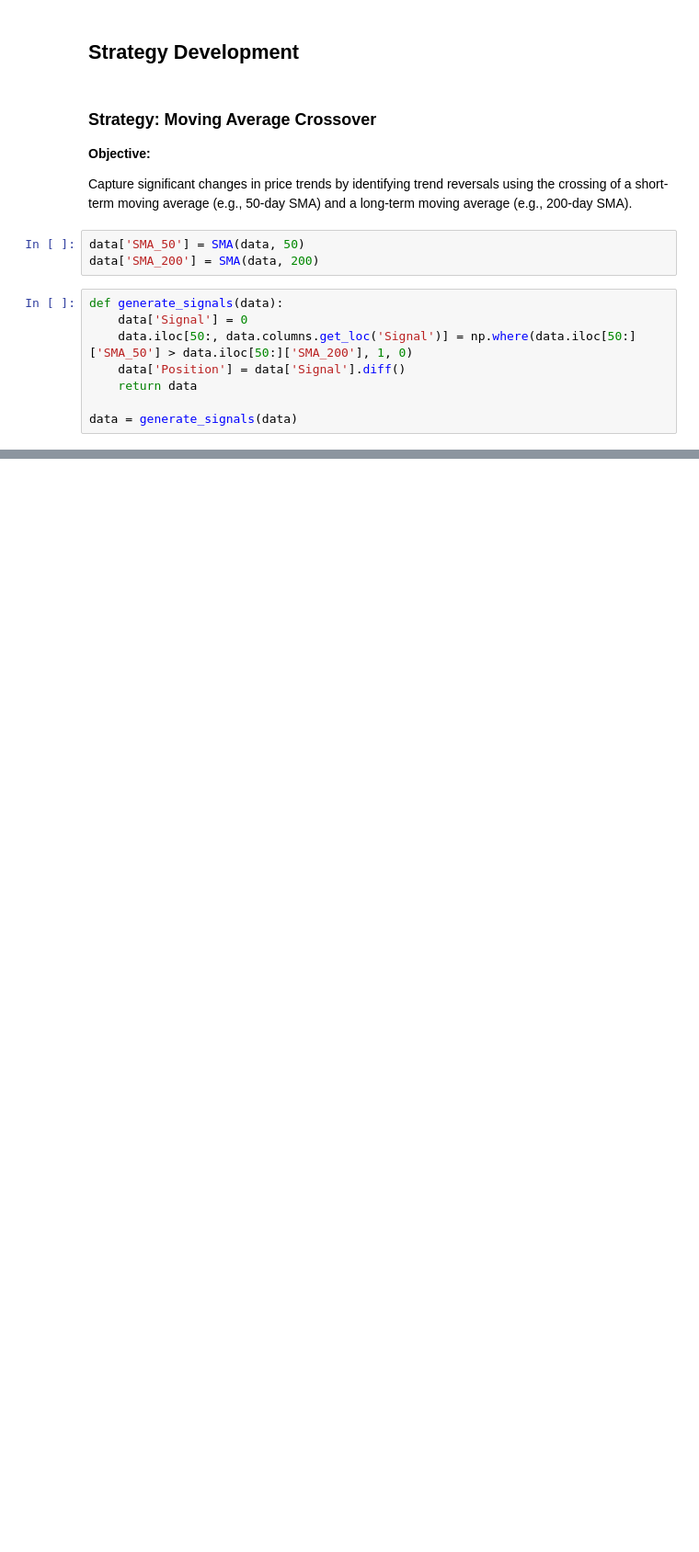
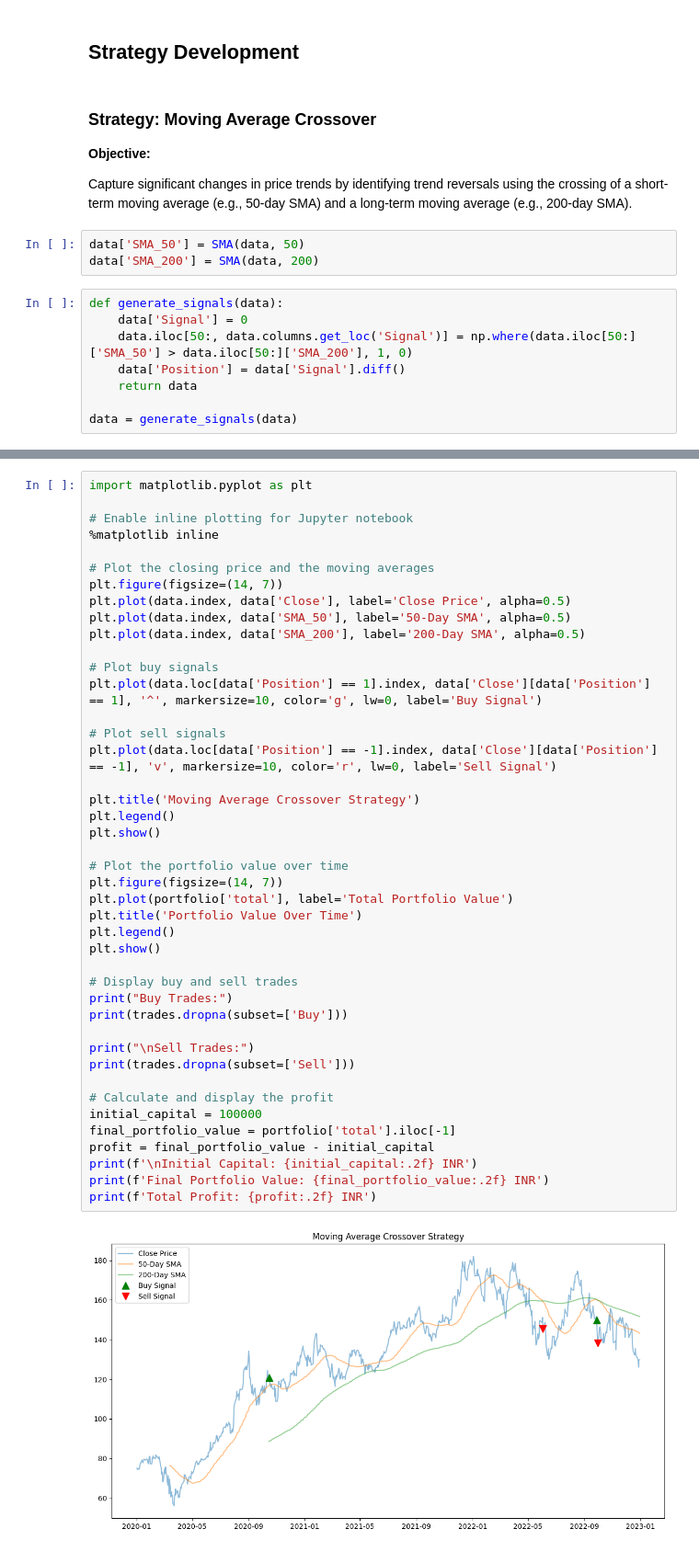
Before and after one commit to dev02chandan/Algo-Trading-Basics, a Jupyter notebook: Project 2/Moving Average Crossover.ipynb, the cells around one changed output, grey strips where cells are left out. Shown at 92% size. Drawn from its saved outputs; the diff is of its cells as text; blank space fills up the shorter version.

Commit message:
moving average cross over

```diff
--- a/Project 2/Moving Average Crossover.ipynb
+++ b/Project 2/Moving Average Crossover.ipynb
@@ -330,0 +314,45 @@ cerebro.plot(style='candlestick')
+# %%
+import matplotlib.pyplot as plt
+
+# Enable inline plotting for Jupyter notebook
+%matplotlib inline
+
+# Plot the closing price and the moving averages
+plt.figure(figsize=(14, 7))
+plt.plot(data.index, data['Close'], label='Close Price', alpha=0.5)
+plt.plot(data.index, data['SMA_50'], label='50-Day SMA', alpha=0.5)
+plt.plot(data.index, data['SMA_200'], label='200-Day SMA', alpha=0.5)
+
+# Plot buy signals
+plt.plot(data.loc[data['Position'] == 1].index, data['Close'][data['Position'] == 1], '^', markersize=10, color='g', lw=0, label='Buy Signal')
+
+# Plot sell signals
+plt.plot(data.loc[data['Position'] == -1].index, data['Close'][data['Position'] == -1], 'v', markersize=10, color='r', lw=0, label='Sell Signal')
+
+plt.title('Moving Average Crossover Strategy')
+plt.legend()
+plt.show()
+
+# Plot the portfolio value over time
+plt.figure(figsize=(14, 7))
+plt.plot(portfolio['total'], label='Total Portfolio Value')
+plt.title('Portfolio Value Over Time')
+plt.legend()
+plt.show()
+
+# Display buy and sell trades
+print("Buy Trades:")
+print(trades.dropna(subset=['Buy']))
+
+print("\nSell Trades:")
+print(trades.dropna(subset=['Sell']))
+
+# Calculate and display the profit
+initial_capital = 100000
+final_portfolio_value = portfolio['total'].iloc[-1]
+profit = final_portfolio_value - initial_capital
+print(f'\nInitial Capital: {initial_capital:.2f} INR')
+print(f'Final Portfolio Value: {final_portfolio_value:.2f} INR')
+print(f'Total Profit: {profit:.2f} INR')
+# %% [output]
+[figure, added]
```
Also changed, not shown: parts of 6 cells of this notebook.
